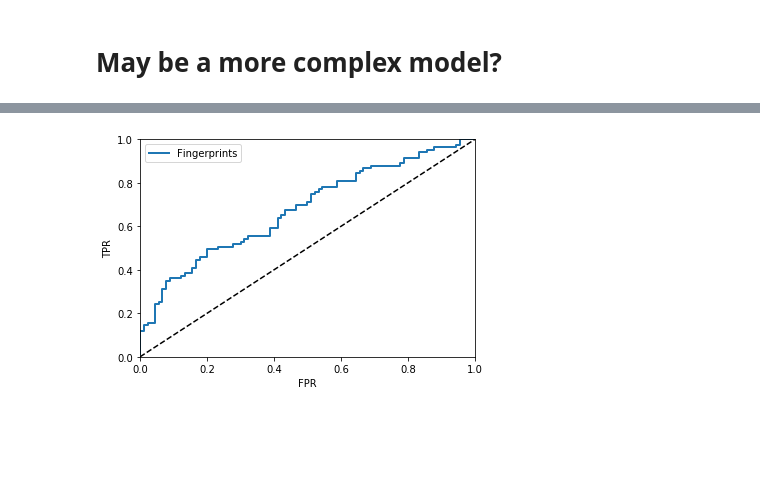
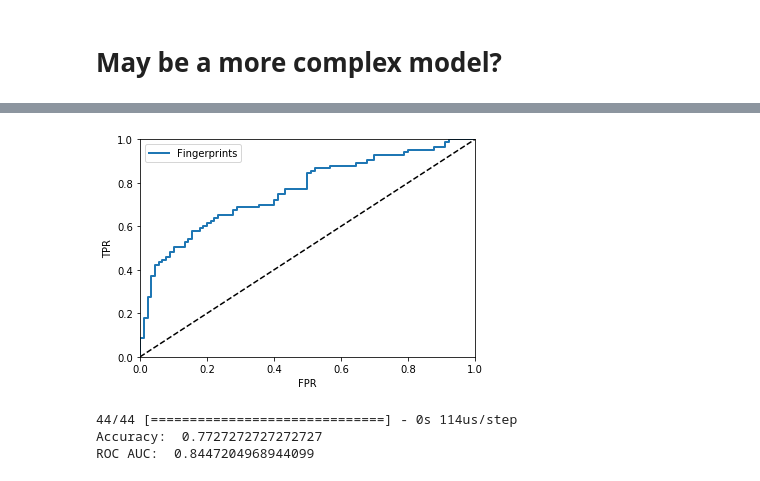
Before and after one commit to kamran-haider/insightdemo, a Jupyter notebook: 02_ml_water_displacement.ipynb, the cells around one changed output, grey strips where cells are left out. Cells and saved outputs as stored; diff of their text form; code cells hidden in the pictures; blank space fills up the shorter version.

```diff
--- a/02_ml_water_displacement.ipynb
+++ b/02_ml_water_displacement.ipynb
@@ -31,6 +31,7 @@ data.head()
 print(data.isnull().sum())
 data = data.dropna(axis=0)
 labels = data["lig_contact"] != "not_displaced"
+labels = labels.astype(int)
 data.insert(1, "category", labels.values)
 # %% [output]
 Protein               0
@@ -50,6 +51,3 @@ lig_contact           0
 t_statistic           0
 p_value               0
 dtype: int64
-# %%
-data.loc[:, 1] = data.category.astype(int)
-data.head()
@@ -106,7 +105,7 @@ from keras.utils import np_utils
 from keras import regularizers
 from keras.optimizers import SGD
 
-kfold = StratifiedKFold(n_splits=3, shuffle=True)
+kfold = StratifiedKFold(n_splits=10, shuffle=True)
 scores = []
 for train, test in kfold.split(X_std, Y):
     model = Sequential()
@@ -118,7 +117,7 @@ for train, test in kfold.split(X_std, Y):
     model.compile(loss='binary_crossentropy',
                   optimizer='sgd',
                   metrics=['accuracy'])
-    model.fit(X_std, Y, epochs=100, batch_size=128)
+    model.fit(X_std, Y, epochs=1000, batch_size=128)
     score = model.predict_proba(X_test)
     scores.append((roc_auc_score(Y_test, score)))
 # %% [output]
@@ -144,5 +159,5 @@ Epoch 6/100
 print("%.2f%% (+/- %.2f%%)" % (np.mean(scores), np.std(scores)))
 score = model.predict_proba(X_train)
 fpr, tpr, thresholds = roc_curve(Y_train, score)
-plot_roc_curve([fpr], [tpr], "ANNFingerPrints", ["Fingerprints"])
+plot_roc_curve([fpr], [tpr], "Neural Net", ["Fingerprints"])
 # %% [output]
@@ -151 +166,12 @@ plot_roc_curve([fpr], [tpr], "ANNFingerPrints", ["Fingerprints"])
-[figure, old version]
+[figure, new version]
+# %%
+probs = model.predict_proba(X_test)
+predictions = np.zeros(probs.shape, dtype=int)
+predictions[probs > 0.5] = 1
+targets = Y_test.values.reshape(Y_test.shape[0], 1)
+print("Accuracy: ", accuracy_score(targets, predictions))
+print("ROC AUC: ", roc_auc_score(targets, probs))
+# %% [output]
+44/44 [==============================] - 0s 114us/step
+Accuracy:  0.7727272727272727
+ROC AUC:  0.8447204968944099
```
Also changed, not shown: parts of 8 cells of this notebook, 2 other files.
